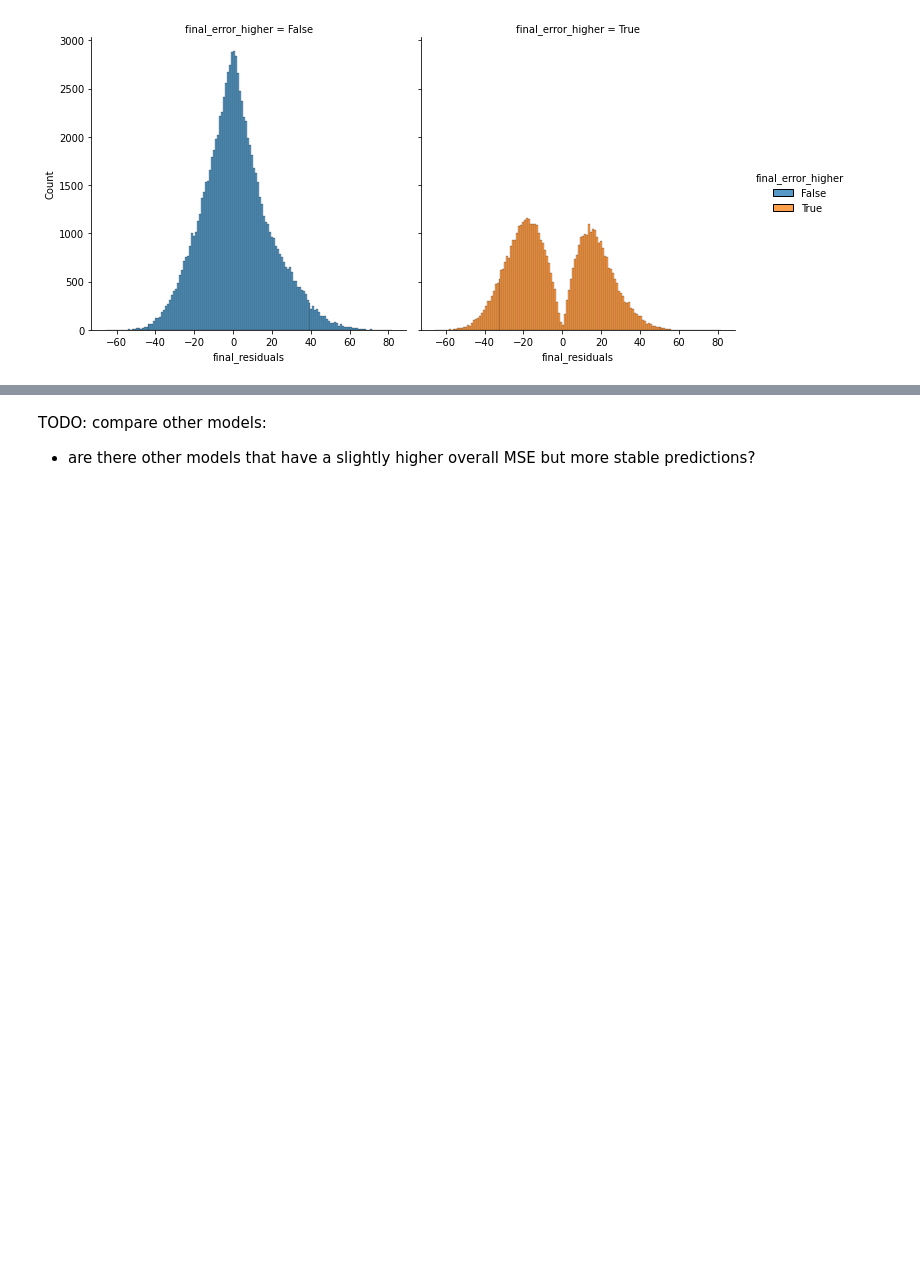
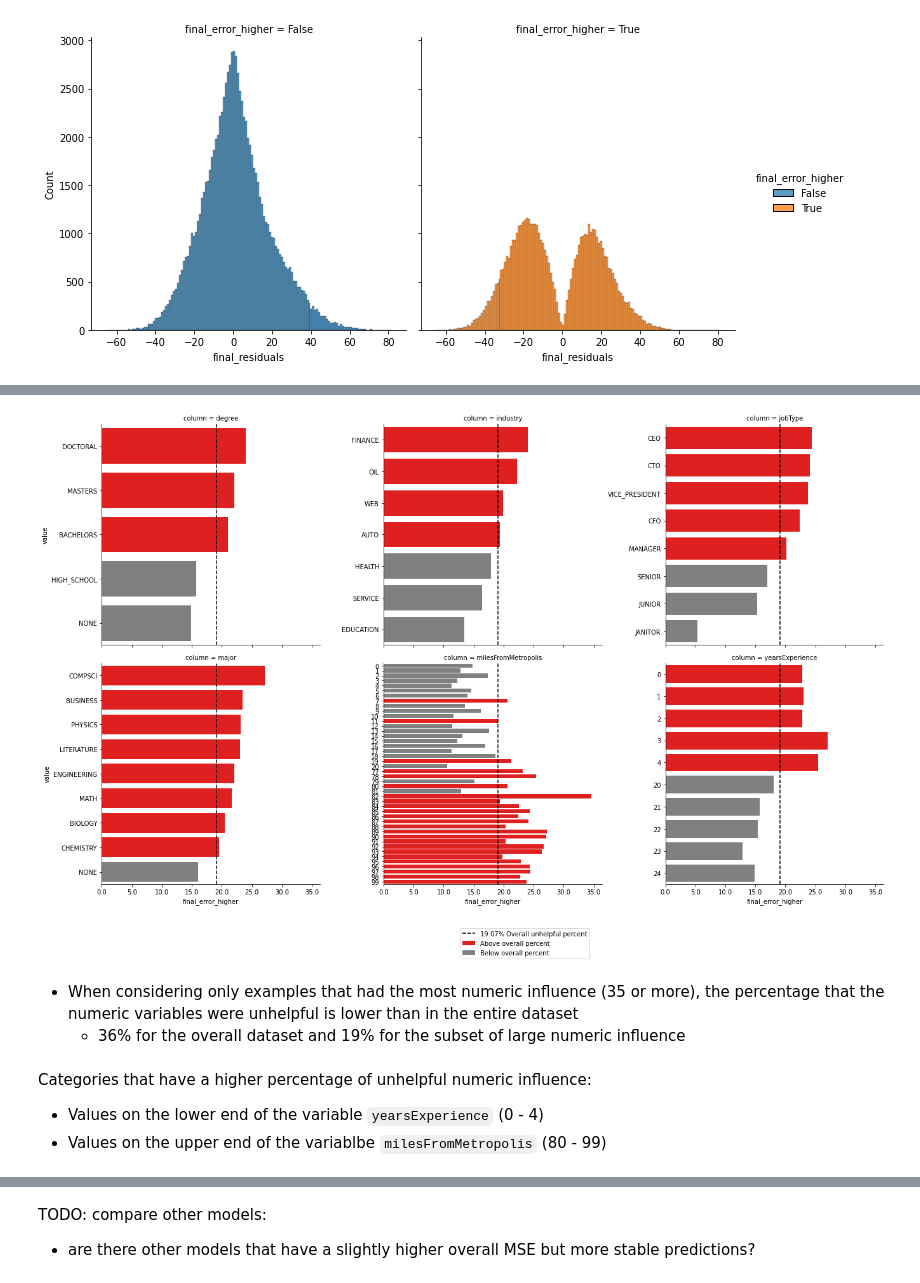
Before and after one commit to scottwiles/salary_prediction, a Jupyter notebook: notebooks/salary_prediction_baseline_model.ipynb, the cells around one changed output, grey strips where cells are left out. Drawn from its saved outputs; the diff is of its cells as text; code cells hidden in the pictures; blank space fills up the shorter version.

```diff
--- a/notebooks/salary_prediction_baseline_model.ipynb
+++ b/notebooks/salary_prediction_baseline_model.ipynb
@@ -500,5 +390,0 @@ AttributeError: module 'matplotlib.pyplot' has no attribute 'set_ylabel'
-# %%
-# Get standard error of the residuals when the model predicts 50k or 175k
-for i in [50, 175]:
-    std_error = best_mdl_residuals.final_residuals.loc[best_mdl_residuals.salary_preds.astype(int) == i].std()
-    print(f"Std error of residuals when predicting {i}: {round(std_error, 2)}")
@@ -517,0 +421,51 @@ Next areas to investigate for best baseline before comparing some other options
+# %%
+def plot_pct_unhelpful(x, y, overall_unhelpful = None, **kwargs):
+    """Helper function to plot percent of unhelpful large influence along a FacetGrid"""
+
+    # Make a Series to control the hue of the plot, separating values that are above or below the overall frequency
+    higher_than_overall = x.apply(lambda pct: "Above overall percent" if pct > overall_unhelpful else "Below overall percent")
+
+    plot = sns.barplot(x = x, y = y, hue = higher_than_overall,
+                 orient = 'h', hue_order = ['Above overall percent', 'Below overall percent'],
+                 palette = ['red', 'grey'], dodge = False)
+
+    plot.set_xticklabels([f"{round(i * 100, 1)}" for i in plot.get_xticks()])
+
+    plt.axvline(overall_unhelpful, linestyle = '--', color = 'black', label = f'{round(overall_unhelpful * 100, 2)}% Overall unhelpful percent')
+# %%
+cols_to_melt = ['jobType', 'degree', 'major', 'industry', 'yearsExperience', 'milesFromMetropolis', 'final_error_higher']
+
+# Filter for examples where the numeric variables played a large role in the prediction
+lrg_influence = best_preds.loc[best_preds.sum_numeric_diff.abs() > 35, cols_to_melt]
+
+# Find the overall frequency of large and unhelpful influence
+# (i.e. final_error_higher == True)
+overall_lrg_unhelpful = lrg_influence.final_error_higher.mean()
+
+# Calculate the frequency of unhelpful influence per category
+pct_unhelpful = (lrg_influence
+                 .melt(id_vars = 'final_error_higher', var_name = 'column')
+                 .groupby(['column', 'value'])
+                 .aggregate(lambda x: x.mean())
+                 .reset_index()
+                 # Perform grouped sorting to prep for plot
+                 .groupby('column')
+                 .apply(lambda x: x.sort_values('final_error_higher', ascending = False))
+                 .reset_index(drop = True)
+                )
+
+(sns.FacetGrid(pct_unhelpful, col = 'column', col_wrap = 3, sharey = False, height = 5.5, aspect = 1.15)
+ .map(plot_pct_unhelpful, 'final_error_higher', 'value', overall_unhelpful = overall_lrg_unhelpful)
+ .add_legend(loc = 'lower center', bbox_to_anchor = (0.5, -.1), frameon = True)
+)
+plt.show()
+# %% [output]
+[figure, added]
+# %% [markdown]
+- When considering only examples that had the most numeric influence (35 or more), the percentage that the numeric variables were unhelpful is lower than in the entire dataset
+    - 36% for the overall dataset and 19% for the subset of large numeric influence
+# %% [markdown]
+Categories that have a higher percentage of unhelpful numeric influence:
+
+- Values on the lower end of the variable `yearsExperience` (0 - 4)
+- Values on the upper end of the variablbe `milesFromMetropolis` (80 - 99)
```
Also changed, not shown: parts of 25 cells of this notebook, 2 other files.
